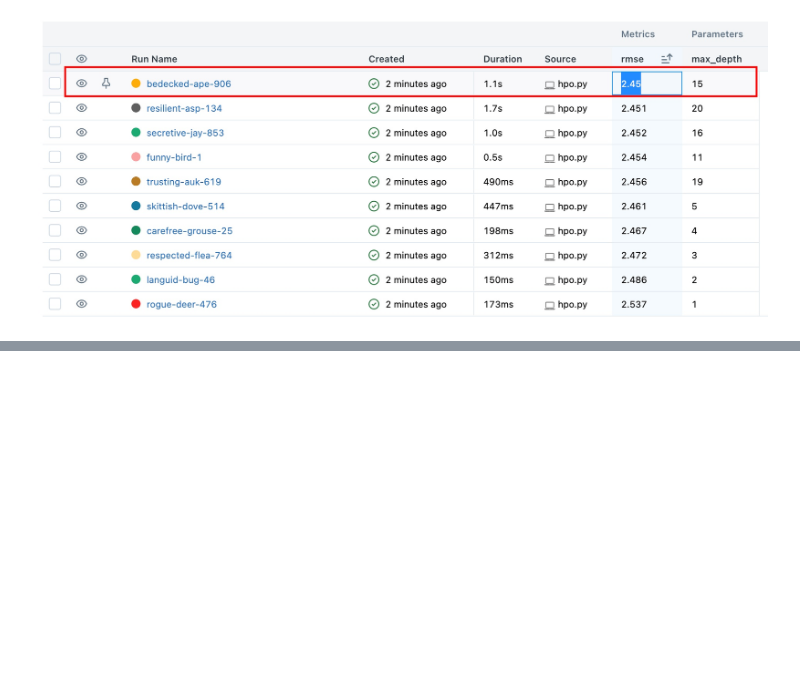
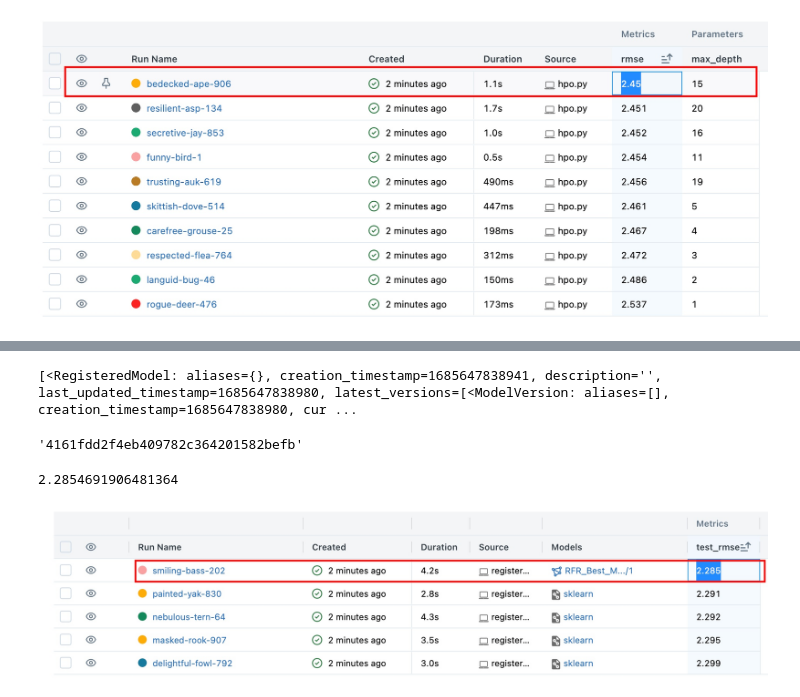
Before and after one commit to carloslme/mlops-zoomcamp, a Jupyter notebook: 02-experiment-tracking/experiment-tracking.ipynb, the cells around one changed output, grey strips where cells are left out. Cells and saved outputs as stored; diff of their text form; code cells hidden in the pictures; blank space fills up the shorter version.

```diff
--- a/02-experiment-tracking/experiment-tracking.ipynb
+++ b/02-experiment-tracking/experiment-tracking.ipynb
@@ -218,0 +238,20 @@ display(Image(filename='./mlflow-q4.jpg'))
+# %%
+reg_models = client.search_registered_models()
+reg_models
+# %% [output]
+[<RegisteredModel: aliases={}, creation_timestamp=1685647838941, description='', last_updated_timestamp=1685647838980, latest_versions=[<ModelVersion: aliases=[], creation_timestamp=1685647838980, cur ...
+# %%
+latest_version = client.get_latest_versions(name=reg_models[0].name)[0]
+run_id = latest_version.run_id
+run_id
+# %% [output]
+'4161fdd2f4eb409782c364201582befb'
+# %%
+best_run = client.get_run(run_id=run_id)
+best_run.data.metrics['test_rmse']
+# %% [output]
+2.2854691906481364
+# %%
+display(Image(filename='./mlflow-q5.jpg'))
+# %% [output]
+[figure, added]
```
Also changed, not shown: parts of 2 cells of this notebook, 1 other file.
